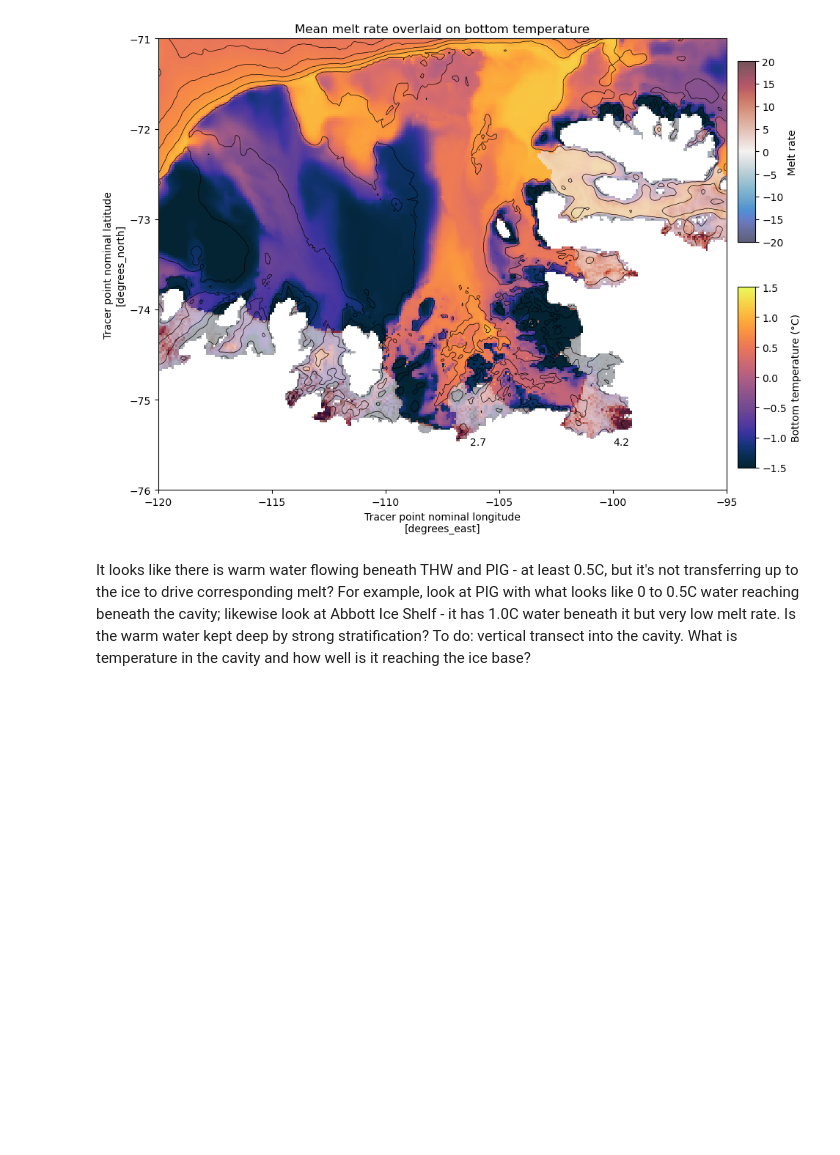
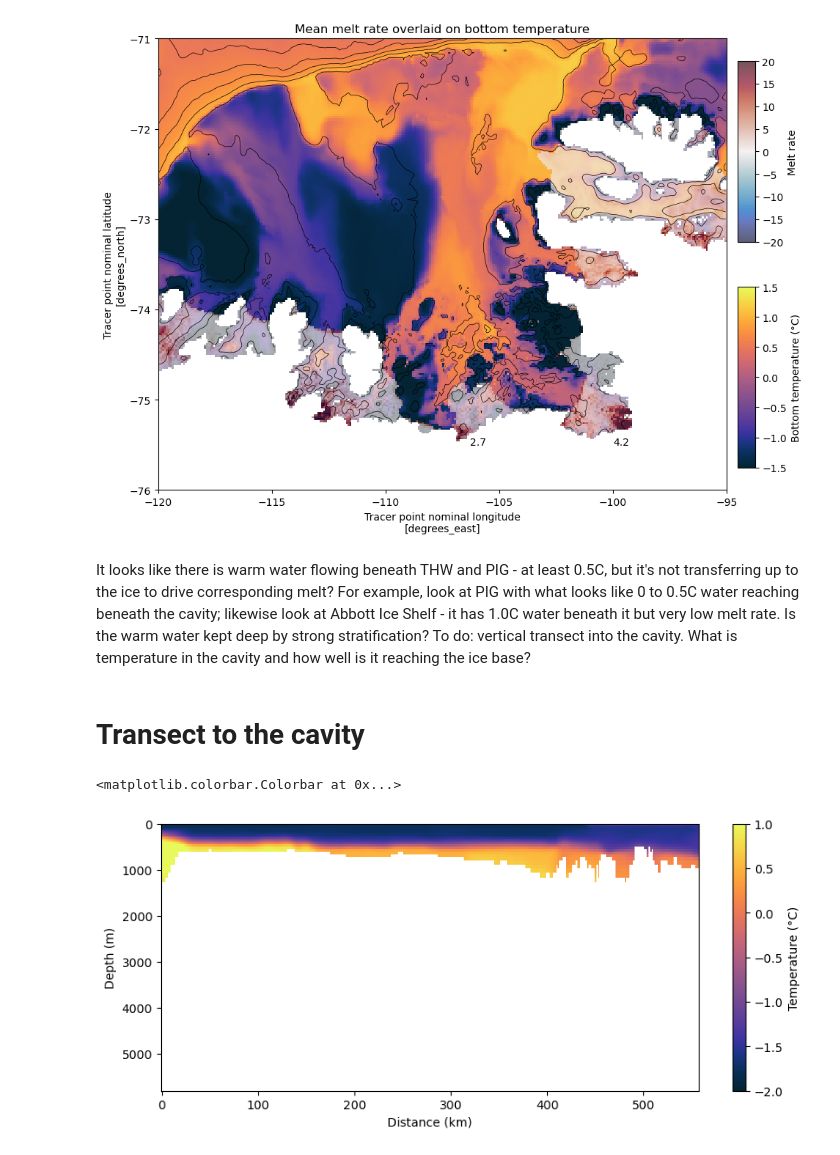
Before and after one commit to claireyung/mom6-panAn-iceshelf-tools, a Jupyter notebook: evaluation/local-melt-evaluation/local-melt-amundsen-eval.ipynb, the cells around one changed output. Saved outputs shown, nothing was run; the diff lists cells and outputs as text; code cells hidden in the pictures; blank space fills up the shorter version.

Commit message:
added vertical transect into PIG cavity

```diff
--- a/evaluation/local-melt-evaluation/local-melt-amundsen-eval.ipynb
+++ b/evaluation/local-melt-evaluation/local-melt-amundsen-eval.ipynb
@@ -296,3 +296,9 @@ It looks like there is warm water flowing beneath THW and PIG - at least 0.5C, b
 For example, look at PIG with what looks like 0 to 0.5C water reaching beneath the cavity; likewise look at Abbott Ice Shelf - it has 1.0C water beneath it but very low melt rate. Is the warm water kept deep by strong stratification?
 To do:
 vertical transect into the cavity. What is temperature in the cavity and how well is it reaching the ice base?
+# %% [markdown]
+# Transect to the cavity
+# %%
+#Potential Temperature
+temp = xr.open_mfdataset('/scratch/oz91/akm157/access-om3/archive/access-rom3-panan4km-iceshelf/output*/access-om3.mom6.3d.temp.z.1mon.mean.1979.nc').temp.sel(yh=lat_slice,xh=lon_slice_Amundsen)
+salt = xr.open_mfdataset('/scratch/oz91/akm157/access-om3/archive/access-rom3-panan4km-iceshelf/output*/access-om3.mom6.3d.salt.z.1mon.mean.1979.nc').salt.sel(yh=lat_slice,xh=lon_slice_Amundsen)
@@ -298,0 +346,27 @@ vertical transect into the cavity. What is temperature in the cavity and how wel
+# %%
+# example
+xx=[-103,-106,-107,-106,-102,-100]
+yy=[-71,-71.8,-72.5,-74,-75,-75.1]
+
+temp_sec, lon, lat, dist = mom6_section(temp.mean("time"),
+    xx,
+    yy
+)
+
+salt_sec, lon, lat, dist = mom6_section(salt.mean("time"),
+    xx,
+    yy
+)
+
+
+plt.figure(figsize=(10,4))
+plt.pcolormesh(dist/1000, temp_sec.z_l, temp_sec.T.T,
+               cmap="cmo.thermal",
+               vmin=-2, vmax=1)
+plt.gca().invert_yaxis()
+plt.xlabel("Distance (km)")
+plt.ylabel("Depth (m)")
+plt.colorbar(label="Temperature (°C)")
+# %% [output]
+<matplotlib.colorbar.Colorbar at 0x...>
+[figure, added]
```
Also changed, not shown: parts of 3 cells of this notebook.
